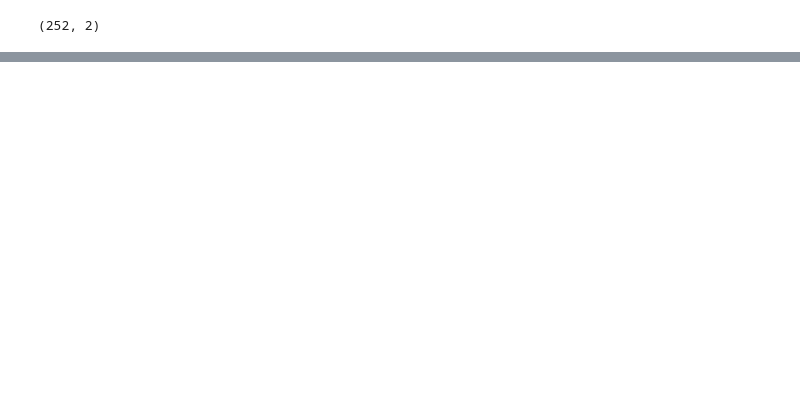
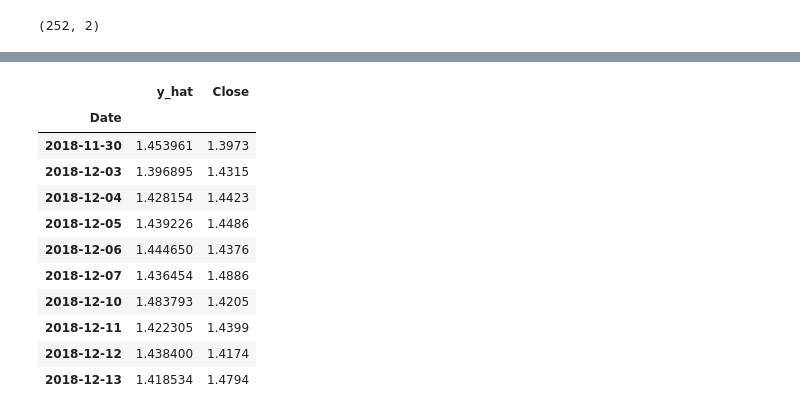
Before and after one commit to michaelwozniak/rit_preliminaries, a Jupyter notebook: ma_agent.ipynb, the cells around one changed output, grey strips where cells are left out. Saved outputs shown, nothing was run; the diff lists cells and outputs as text; code cells hidden in the pictures; blank space fills up the shorter version.

```diff
--- a/ma_agent.ipynb
+++ b/ma_agent.ipynb
@@ -41,0 +62,15 @@ signals['positions'] = signals['signal'].diff()
+# %%
+df.head(10)
+# %% [output]
+|  | y_hat | Close |
+| Date |  |  |
+| 2018-11-30 | 1.453961 | 1.3973 |
+| 2018-12-03 | 1.396895 | 1.4315 |
+| 2018-12-04 | 1.428154 | 1.4423 |
+| 2018-12-05 | 1.439226 | 1.4486 |
+| 2018-12-06 | 1.444650 | 1.4376 |
+| 2018-12-07 | 1.436454 | 1.4886 |
+| 2018-12-10 | 1.483793 | 1.4205 |
+| 2018-12-11 | 1.422305 | 1.4399 |
+| 2018-12-12 | 1.438400 | 1.4174 |
+| 2018-12-13 | 1.418534 | 1.4794 |
```
Also changed, not shown: parts of 12 cells of this notebook, 9 other files.
